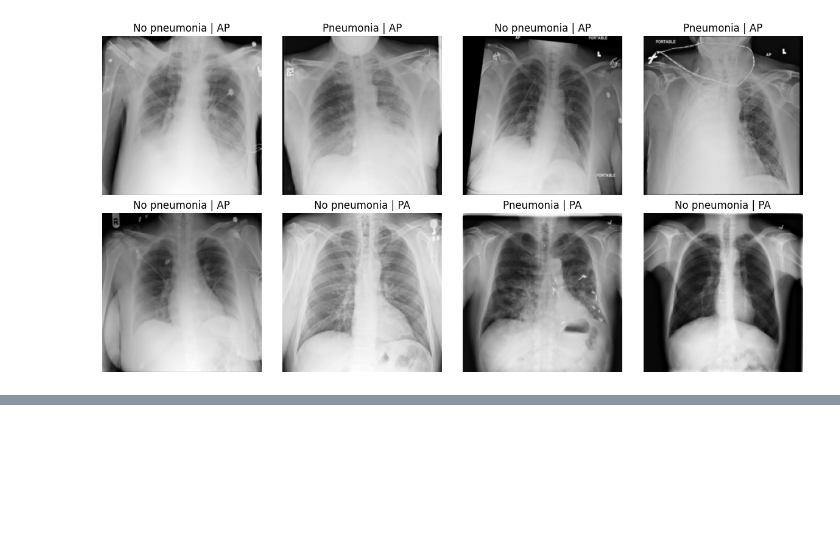
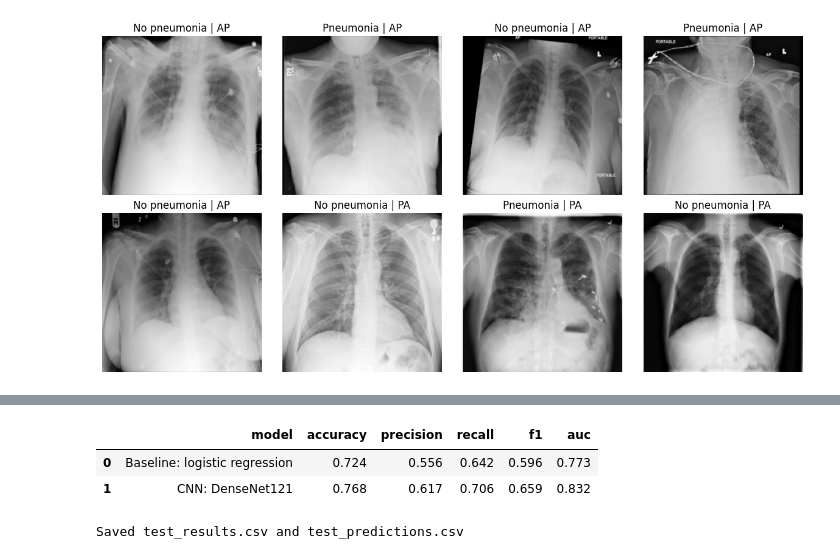
Before and after one commit to yasminasouki/DataAnalysis, a Jupyter notebook: 03_supervised.ipynb, the cells around one changed output, grey strips where cells are left out. Cells and saved outputs as stored; diff of their text form; code cells hidden in the pictures; blank space fills up the shorter version.

```diff
--- a/03_supervised.ipynb
+++ b/03_supervised.ipynb
@@ -73,0 +284,21 @@ plt.show()
+# %%
+test_ds = make_ds(X_te, y_te, training=False)
+
+prob_te_base = baseline.predict_proba(small_flat(X_te))[:, 1]
+prob_te_cnn  = model.predict(test_ds, verbose=0).ravel()
+
+test_results = pd.DataFrame([
+    evaluate("Baseline: logistic regression", y_te, prob_te_base),
+    evaluate("CNN: DenseNet121", y_te, prob_te_cnn),
+]).round(3)
+test_results.to_csv(f'{OUT}/test_results.csv', index=False)
+display(test_results)
+
+split[te].assign(prob_base=prob_te_base, prob_cnn=prob_te_cnn) \
+         .to_csv(f'{OUT}/test_predictions.csv', index=False)
+print("Saved test_results.csv and test_predictions.csv")
+# %% [output]
+|  | model | accuracy | precision | recall | f1 | auc |
+| 0 | Baseline: logistic regression | 0.724 | 0.556 | 0.642 | 0.596 | 0.773 |
+| 1 | CNN: DenseNet121 | 0.768 | 0.617 | 0.706 | 0.659 | 0.832 |
+Saved test_results.csv and test_predictions.csv
```
Also changed, not shown: parts of 11 cells of this notebook.
